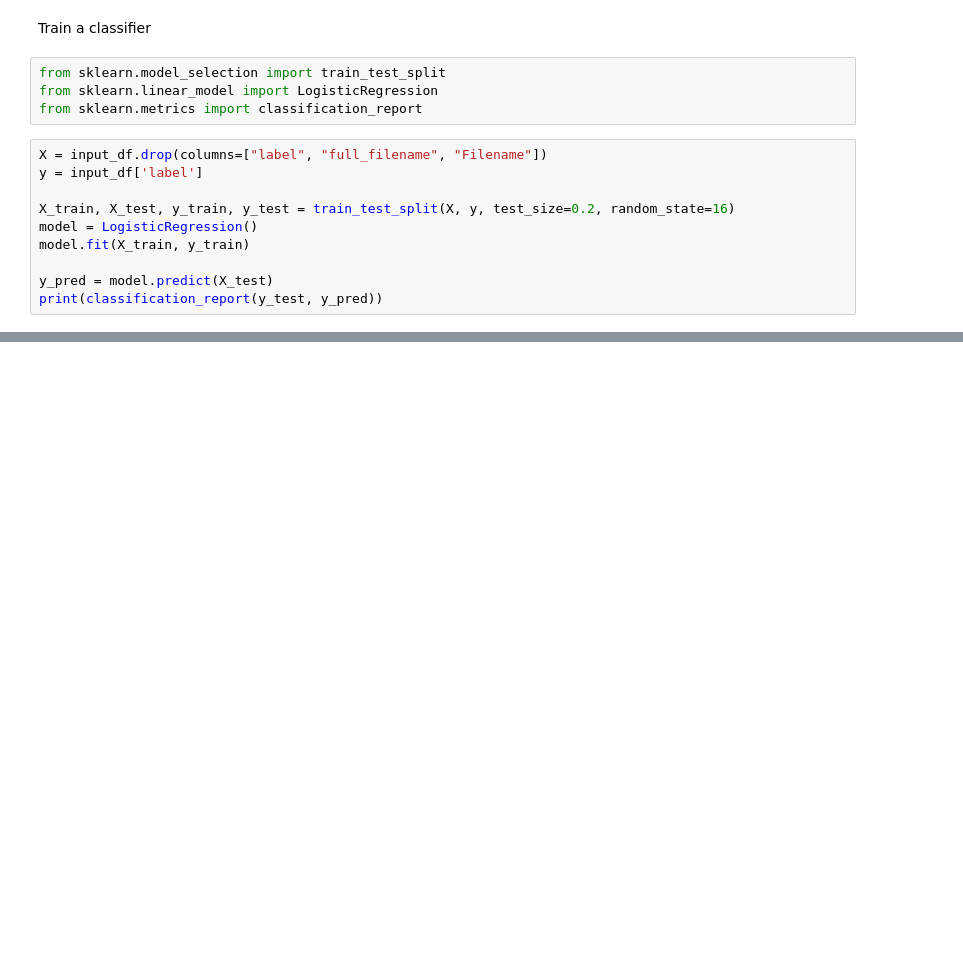
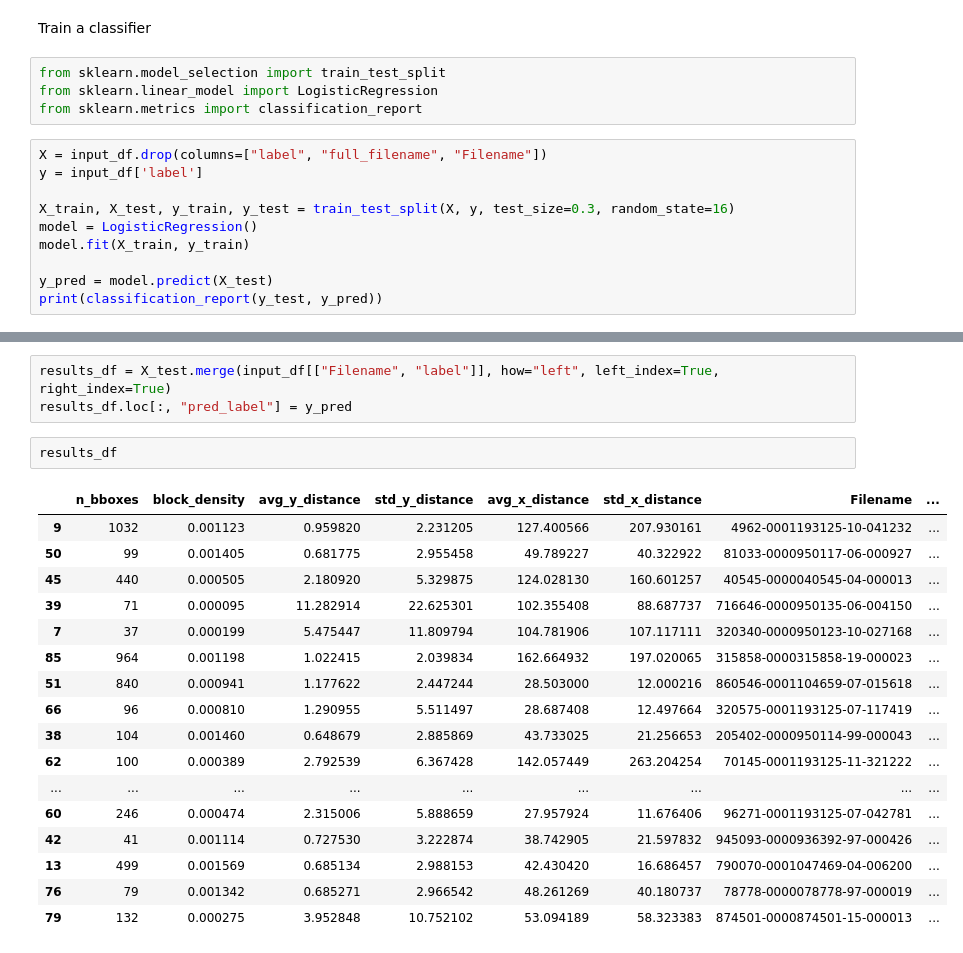
Before and after one commit to catalyst-cooperative/mozilla-sec-eia, a Jupyter notebook: notebooks/15-kl-scratch-paragraph-classifier.ipynb, the cells around one changed output, grey strips where cells are left out. Saved outputs shown, nothing was run; the diff lists cells and outputs as text; blank space fills up the shorter version.

```diff
--- a/notebooks/15-kl-scratch-paragraph-classifier.ipynb
+++ b/notebooks/15-kl-scratch-paragraph-classifier.ipynb
@@ -105,7 +134,7 @@ from sklearn.metrics import classification_report
 X = input_df.drop(columns=["label", "full_filename", "Filename"])
 y = input_df['label']
 
-X_train, X_test, y_train, y_test = train_test_split(X, y, test_size=0.2, random_state=16)
+X_train, X_test, y_train, y_test = train_test_split(X, y, test_size=0.3, random_state=16)
 model = LogisticRegression()
 model.fit(X_train, y_train)
 
@@ -122,0 +188,23 @@ weighted avg       1.00      1.00      1.00        15
+# %%
+results_df = X_test.merge(input_df[["Filename", "label"]], how="left", left_index=True, right_index=True)
+results_df.loc[:, "pred_label"] = y_pred
+# %%
+results_df
+# %% [output]
+|  | n_bboxes | block_density | avg_y_distance | std_y_distance | avg_x_distance | std_x_distance | Filename | ... |
+| 9 | 1032 | 0.001123 | 0.959820 | 2.231205 | 127.400566 | 207.930161 | 4962-0001193125-10-041232 | ... |
+| 50 | 99 | 0.001405 | 0.681775 | 2.955458 | 49.789227 | 40.322922 | 81033-0000950117-06-000927 | ... |
+| 45 | 440 | 0.000505 | 2.180920 | 5.329875 | 124.028130 | 160.601257 | 40545-0000040545-04-000013 | ... |
+| 39 | 71 | 0.000095 | 11.282914 | 22.625301 | 102.355408 | 88.687737 | 716646-0000950135-06-004150 | ... |
+| 7 | 37 | 0.000199 | 5.475447 | 11.809794 | 104.781906 | 107.117111 | 320340-0000950123-10-027168 | ... |
+| 85 | 964 | 0.001198 | 1.022415 | 2.039834 | 162.664932 | 197.020065 | 315858-0000315858-19-000023 | ... |
+| 51 | 840 | 0.000941 | 1.177622 | 2.447244 | 28.503000 | 12.000216 | 860546-0001104659-07-015618 | ... |
+| 66 | 96 | 0.000810 | 1.290955 | 5.511497 | 28.687408 | 12.497664 | 320575-0001193125-07-117419 | ... |
+| 38 | 104 | 0.001460 | 0.648679 | 2.885869 | 43.733025 | 21.256653 | 205402-0000950114-99-000043 | ... |
+| 62 | 100 | 0.000389 | 2.792539 | 6.367428 | 142.057449 | 263.204254 | 70145-0001193125-11-321222 | ... |
+| ... | ... | ... | ... | ... | ... | ... | ... | ... |
+| 60 | 246 | 0.000474 | 2.315006 | 5.888659 | 27.957924 | 11.676406 | 96271-0001193125-07-042781 | ... |
+| 42 | 41 | 0.001114 | 0.727530 | 3.222874 | 38.742905 | 21.597832 | 945093-0000936392-97-000426 | ... |
+| 13 | 499 | 0.001569 | 0.685134 | 2.988153 | 42.430420 | 16.686457 | 790070-0001047469-04-006200 | ... |
+| 76 | 79 | 0.001342 | 0.685271 | 2.966542 | 48.261269 | 40.180737 | 78778-0000078778-97-000019 | ... |
+| 79 | 132 | 0.000275 | 3.952848 | 10.752102 | 53.094189 | 58.323383 | 874501-0000874501-15-000013 | ... |
```
Also changed, not shown: parts of 12 cells of this notebook, 3 other files.
